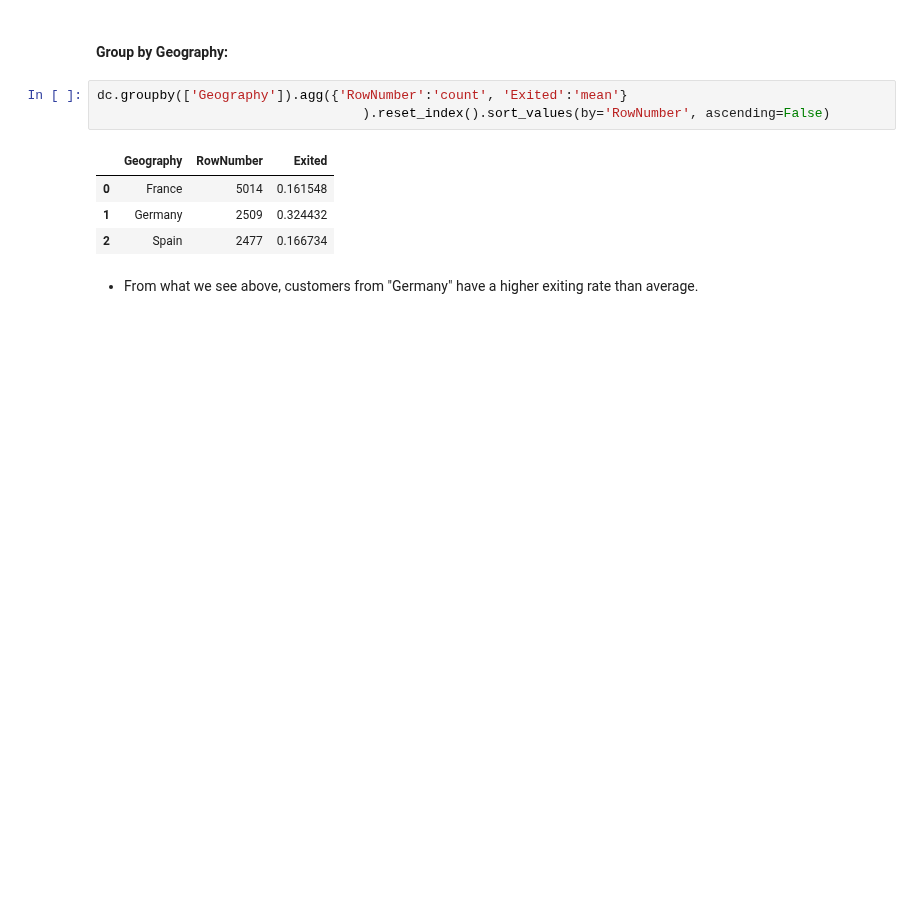
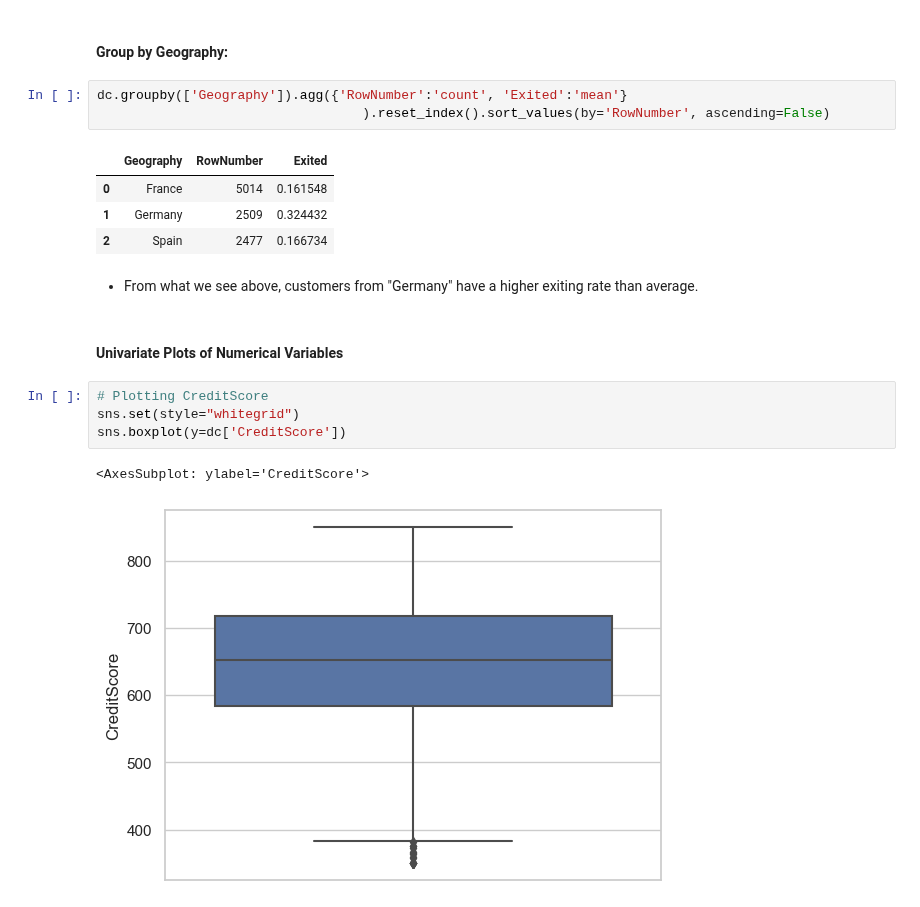
Before and after one commit to AmirMotefaker/Sales-Data-Analysis, a Jupyter notebook: Customer Churn Prediction/Customer Churn Prediction - Bank/Customer Churn Prediction - Bank.ipynb, the cells around one changed output. Drawn from its saved outputs; the diff is of its cells as text; blank space fills up the shorter version.

```diff
--- a/Customer Churn Prediction/Customer Churn Prediction - Bank/Customer Churn Prediction - Bank.ipynb
+++ b/Customer Churn Prediction/Customer Churn Prediction - Bank/Customer Churn Prediction - Bank.ipynb
@@ -110,3 +110,12 @@ dc.groupby(['Geography']).agg({'RowNumber':'count', 'Exited':'mean'}
 | 2 | Spain | 2477 | 0.166734 |
 # %% [markdown]
 - From what we see above, customers from "Germany" have a higher exiting rate than average.
+# %% [markdown]
+#### Univariate Plots of Numerical Variables
+# %%
+# Plotting CreditScore
+sns.set(style="whitegrid")
+sns.boxplot(y=dc['CreditScore'])
+# %% [output]
+<AxesSubplot: ylabel='CreditScore'>
+[figure, added]
```
Also changed, not shown: parts of 1 cell of this notebook.
